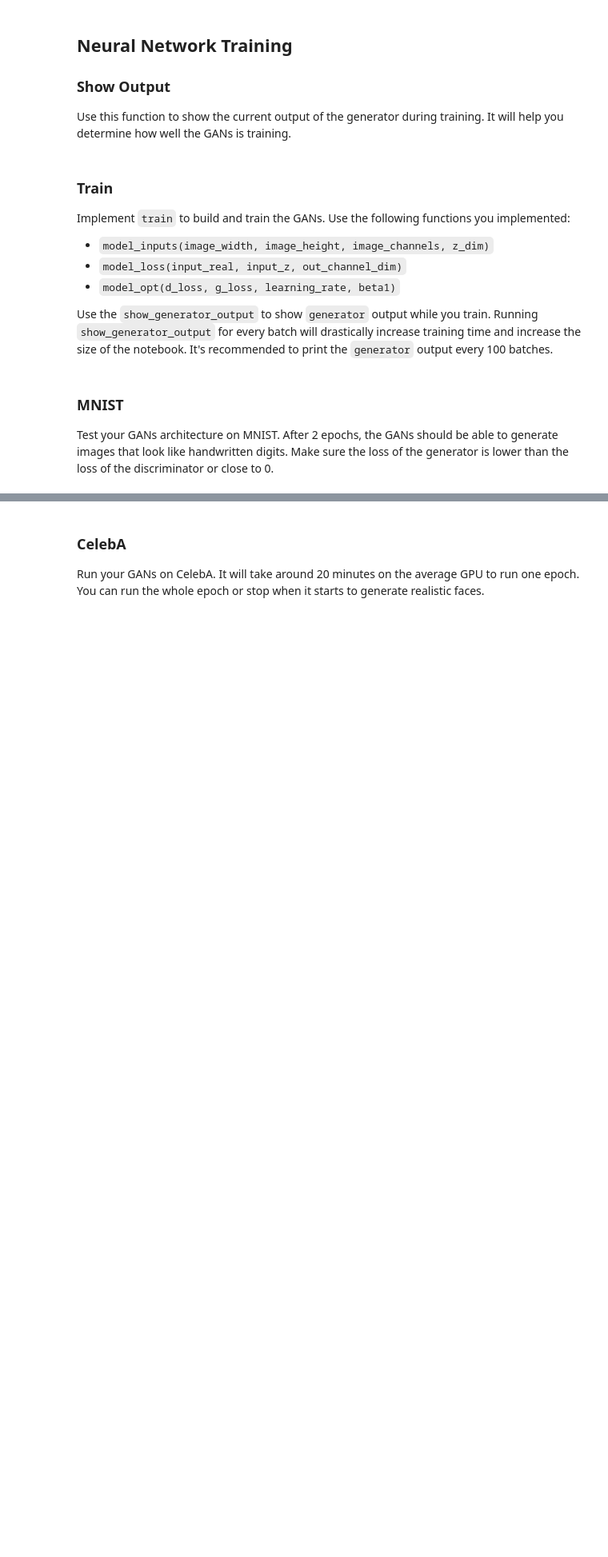
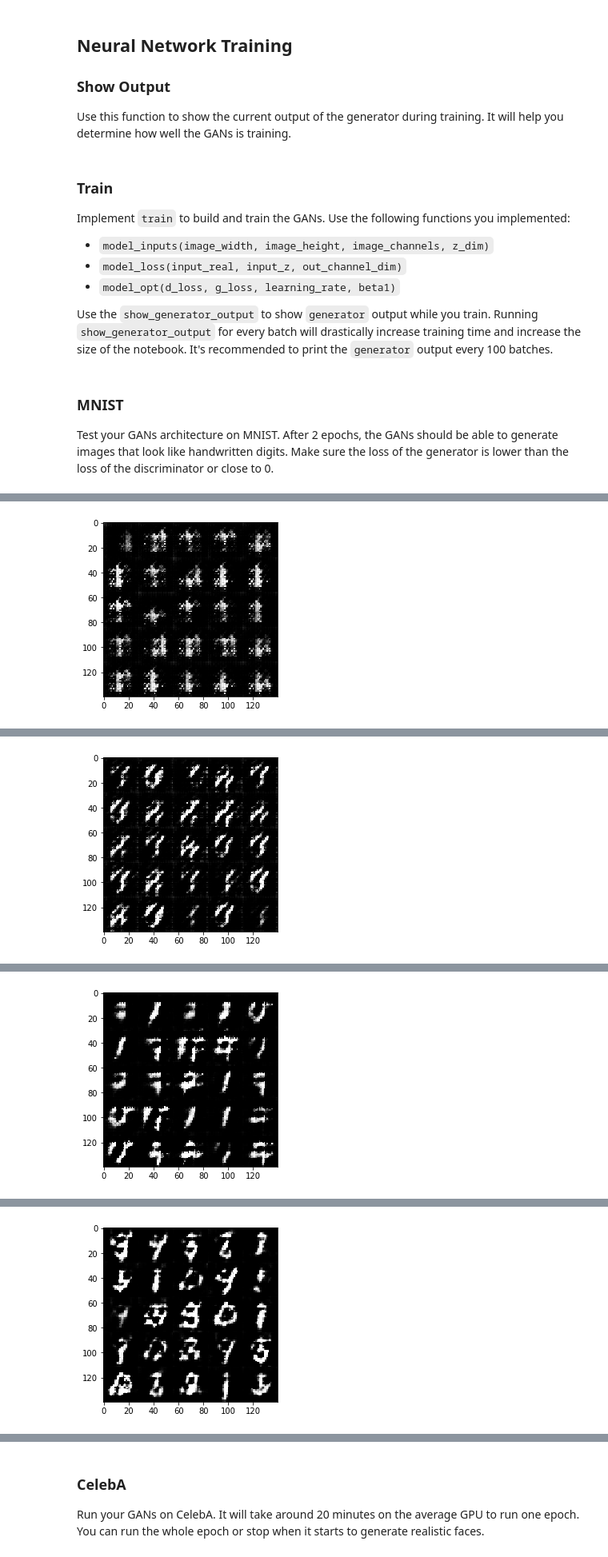
Before and after one commit to nicol4sb/face-generation, a Jupyter notebook: dlnd_face_generation.ipynb, the cells around one changed output, grey strips where cells are left out. Shown at 80% size. Cells and saved outputs as stored; diff of their text form; code cells hidden in the pictures; blank space fills up the shorter version.

Commit message:
ntwrok training and fine tuning

```diff
--- a/dlnd_face_generation.ipynb
+++ b/dlnd_face_generation.ipynb
@@ -207,7 +207,7 @@ def generator(z, out_channel_dim, is_train=True):
 
 
         # first - dense layer from input z, then reshape to increase depth
-        layer1 = tf.layers.dense(z, 2*2*512) # dense layer 2048
+        layer1 = tf.layers.dense(inputs=z, units=2*2*512) # dense layer 2048
         layer1 = tf.reshape(layer1, (-1, 2, 2, 512))
         layer1 = tf.layers.batch_normalization(layer1, training=is_train)
         layer1 = leaky_relu(layer1)
@@ -294,7 +292,23 @@ def model_opt(d_loss, g_loss, learning_rate, beta1):
     """
     # TODO: Implement Function
 
-    return None, None
+    # name trainable variables
+    trainable_variables = tf.trainable_variables()
+    discriminator_vars = [var for var in trainable_variables if var.name.startswith('discriminator')]
+    generator_vars = [var for var in trainable_variables if var.name.startswith('generator')]
+
+    discriminator_train_optimizer = tf.train.AdamOptimizer(
+        learning_rate, beta1=beta1).minimize(d_loss, var_list=discriminator_vars)
+
+    # collect all ops for which the generator should be optimized and update it then
+    ops = tf.get_collection(tf.GraphKeys.UPDATE_OPS)
+    generator_updates = [opt for opt in ops if opt.name.startswith('generator')]
+    with tf.control_dependencies(generator_updates):
+        generator_train_optimizer = tf.train.AdamOptimizer(
+            learning_rate, beta1).minimize(g_loss, var_list=generator_vars)
+
+    return discriminator_train_optimizer, generator_train_optimizer
+
 
 
 """
@@ -364,10 +422,10 @@ def train(epoch_count, batch_size, z_dim, learning_rate, beta1, get_batches, dat
 ### MNIST
 Test your GANs architecture on MNIST.  After 2 epochs, the GANs should be able to generate images that look like handwritten digits.  Make sure the loss of the generator is lower than the loss of the discriminator or close to 0.
 # %%
-batch_size = None
-z_dim = None
-learning_rate = None
-beta1 = None
+batch_size = 128
+z_dim = 128
+learning_rate = 0.001
+beta1 = 0.5
 
 
 """
@@ -376,6 +434,8 @@ DON'T MODIFY ANYTHING IN THIS CELL THAT IS BELOW THIS LINE
 epochs = 2
 
 mnist_dataset = helper.Dataset('mnist', glob(os.path.join(data_dir, 'mnist/*.jpg')))
+
 with tf.Graph().as_default():
     train(epochs, batch_size, z_dim, learning_rate, beta1, mnist_dataset.get_batches,
           mnist_dataset.shape, mnist_dataset.image_mode)
+# %% [output]
@@ -381,0 +448 @@ with tf.Graph().as_default():
+[figure, added]
@@ -381,0 +452 @@ with tf.Graph().as_default():
+[figure, added]
@@ -381,0 +457 @@ with tf.Graph().as_default():
+[figure, added]
@@ -381,0 +461 @@ with tf.Graph().as_default():
+[figure, added]
```
Also changed, not shown: parts of 5 cells of this notebook, 1 other file.
